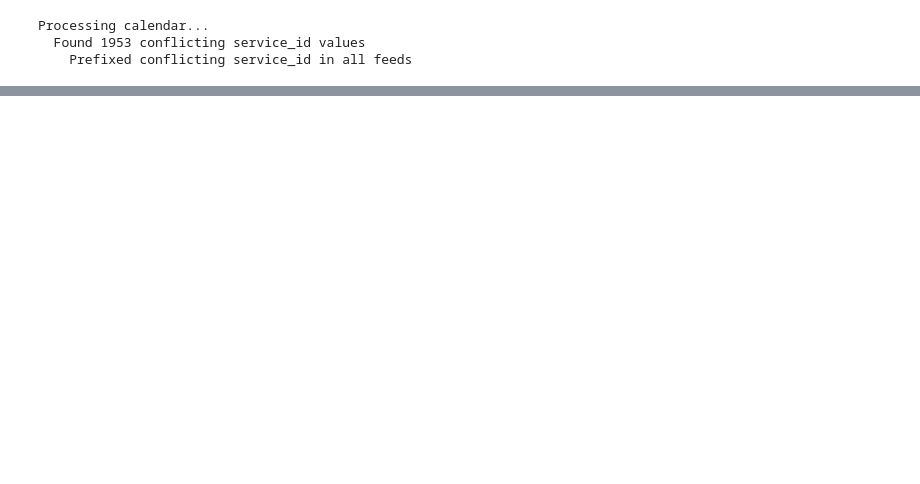
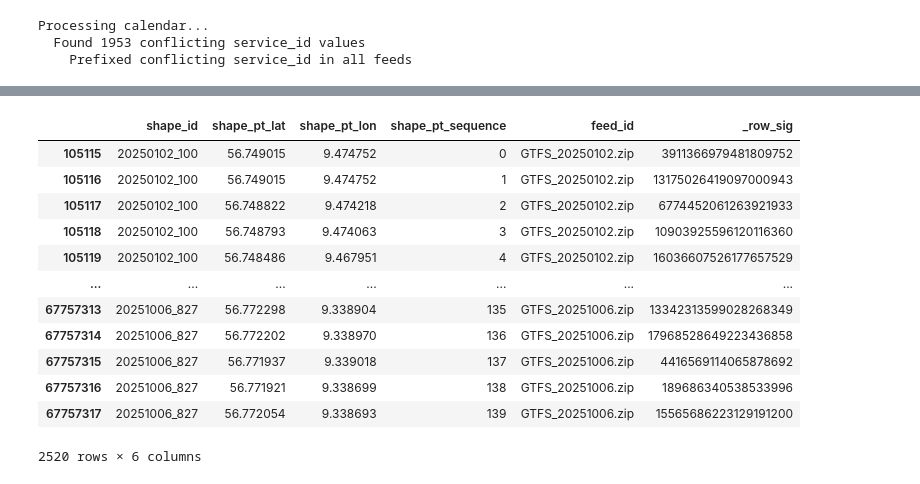
Before and after one commit to SimunPauli/gtfs_merger, a Jupyter notebook: merge_gtfs_files.ipynb, the cells around one changed output, grey strips where cells are left out. Saved outputs shown, nothing was run; the diff lists cells and outputs as text; code cells hidden in the pictures; blank space fills up the shorter version.

Commit message:
Improvement in deduplicating - trips and stop_times still need work.

```diff
--- a/merge_gtfs_files.ipynb
+++ b/merge_gtfs_files.ipynb
@@ -713,0 +710,7 @@ for primary_table, config in ID_CONFIG.items():
+# %%
+df_primary = combined_feed.shapes.copy()
+id_col = "shape_id"
+primary_table = "shapes"
+identity_cols = ["shape_pt_lat", "shape_pt_lon", "shape_pt_sequence"]
+foreign_keys = [("trips", "shape_id"),]
+df_primary
@@ -713,0 +731,3 @@ for primary_table, config in ID_CONFIG.items():
+# %%
+
+use_identity_cols = identity_cols
@@ -713,0 +749,13 @@ for primary_table, config in ID_CONFIG.items():
+# %%
+sequence_cols = ["shape_pt_sequence"]
+
+# For sequence tables: create signature from all rows grouped by ID
+df_sorted = df_primary.sort_values([id_col] + sequence_cols)
+# %%
+df_sorted[id_col] = (
+    df_sorted['feed_id'].astype(str)
+    .str.replace("GTFS_", "", regex=False)
+    .str.replace(".zip", "", regex=False)
+    + "_"
+    + df_sorted[id_col]
+)
@@ -713,0 +854,18 @@ for primary_table, config in ID_CONFIG.items():
+# %%
+df_sorted[
+    df_sorted[id_col].isin(id_to_canonical.index[id_to_canonical=="20250102_100"])
+]
+# %% [output]
+|  | shape_id | shape_pt_lat | shape_pt_lon | shape_pt_sequence | feed_id | _row_sig |
+| 105115 | 20250102_100 | 56.749015 | 9.474752 | 0 | GTFS_20250102.zip | 3911366979481809752 |
+| 105116 | 20250102_100 | 56.749015 | 9.474752 | 1 | GTFS_20250102.zip | 13175026419097000943 |
+| 105117 | 20250102_100 | 56.748822 | 9.474218 | 2 | GTFS_20250102.zip | 6774452061263921933 |
+| 105118 | 20250102_100 | 56.748793 | 9.474063 | 3 | GTFS_20250102.zip | 10903925596120116360 |
+| 105119 | 20250102_100 | 56.748486 | 9.467951 | 4 | GTFS_20250102.zip | 16036607526177657529 |
+| ... | ... | ... | ... | ... | ... | ... |
+| 67757313 | 20251006_827 | 56.772298 | 9.338904 | 135 | GTFS_20251006.zip | 13342313599028268349 |
+| 67757314 | 20251006_827 | 56.772202 | 9.338970 | 136 | GTFS_20251006.zip | 17968528649223436858 |
+| 67757315 | 20251006_827 | 56.771937 | 9.339018 | 137 | GTFS_20251006.zip | 4416569114065878692 |
+| 67757316 | 20251006_827 | 56.771921 | 9.338699 | 138 | GTFS_20251006.zip | 189686340538533996 |
+| 67757317 | 20251006_827 | 56.772054 | 9.338693 | 139 | GTFS_20251006.zip | 15565686223129191200 |
+2520 rows × 6 columns
```
Also changed, not shown: parts of 27 cells of this notebook, 1 other file.
